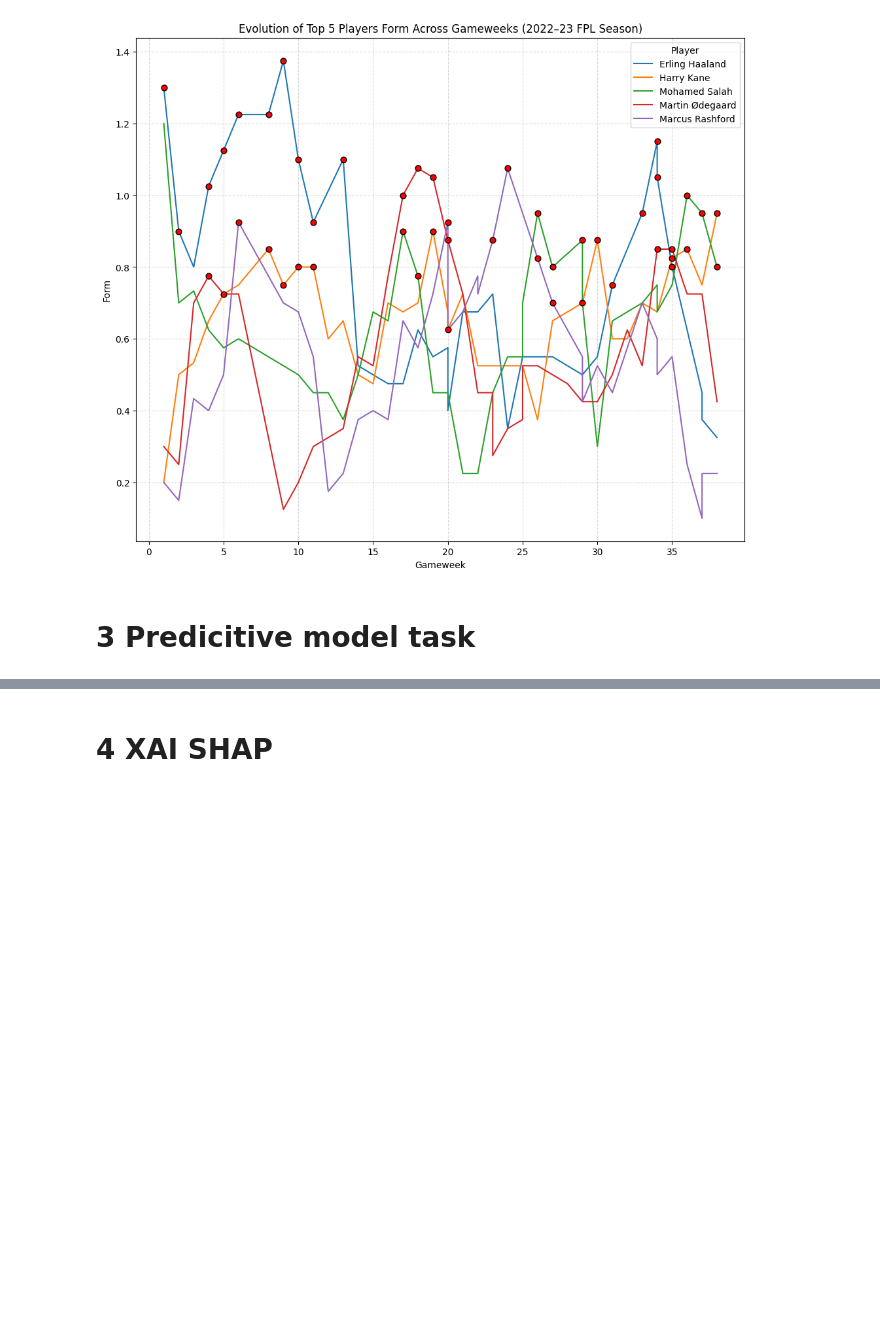
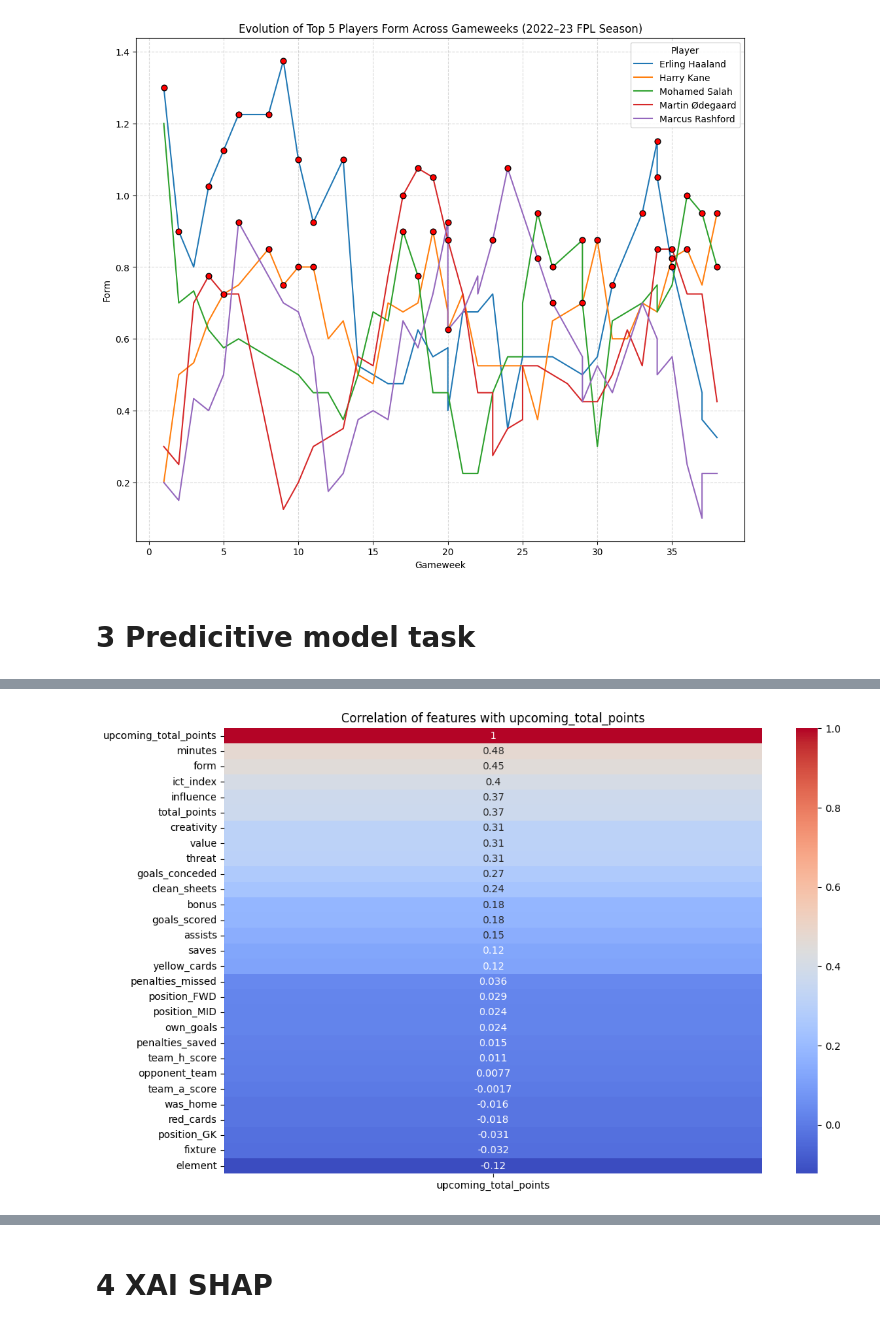
Before and after one commit to omarabushanab/FPL-Predictive-Model, a Jupyter notebook: src/Untitled58.ipynb, the cells around one changed output, grey strips where cells are left out. Drawn from its saved outputs; the diff is of its cells as text; code cells hidden in the pictures; blank space fills up the shorter version.

Commit message:
added correlation matrix and fixed error of SHAP

```diff
--- a/src/Untitled58.ipynb
+++ b/src/Untitled58.ipynb
@@ -770,3 +797,20 @@ X_scaled = X_scaled.astype(np.float32)
 X_train, X_test, y_train, y_test = train_test_split(
     X_scaled, y, test_size=0.2, random_state=42
 )
+# %%
+import pandas as pd
+import matplotlib.pyplot as plt
+import seaborn as sns
+
+# Combine X and y for correlation
+df_corr = X_scaled.copy()
+df_corr['upcoming_total_points'] = y.values
+
+# Compute correlations
+corr_matrix = df_corr.corr()
+
+# Sort by correlation strength with target
+corr_with_target = corr_matrix['upcoming_total_points'].sort_values(ascending=False)
+
+print(corr_with_target)  # top 10 positive correlations
+# print(corr_with_target)  # top 10 negative correlations
@@ -773,3 +835,11 @@ X_train, X_test, y_train, y_test = train_test_split(
+# %%
+plt.figure(figsize=(12, 8))
+sns.heatmap(corr_matrix[['upcoming_total_points']].sort_values(by='upcoming_total_points', ascending=False),
+            annot=True, cmap='coolwarm')
+plt.title("Correlation of features with upcoming_total_points")
+plt.show()
+# %% [output]
+[figure, added]
 # %%
 # build improved FFNN
 model = Sequential([
```
Also changed, not shown: parts of 14 cells of this notebook.
